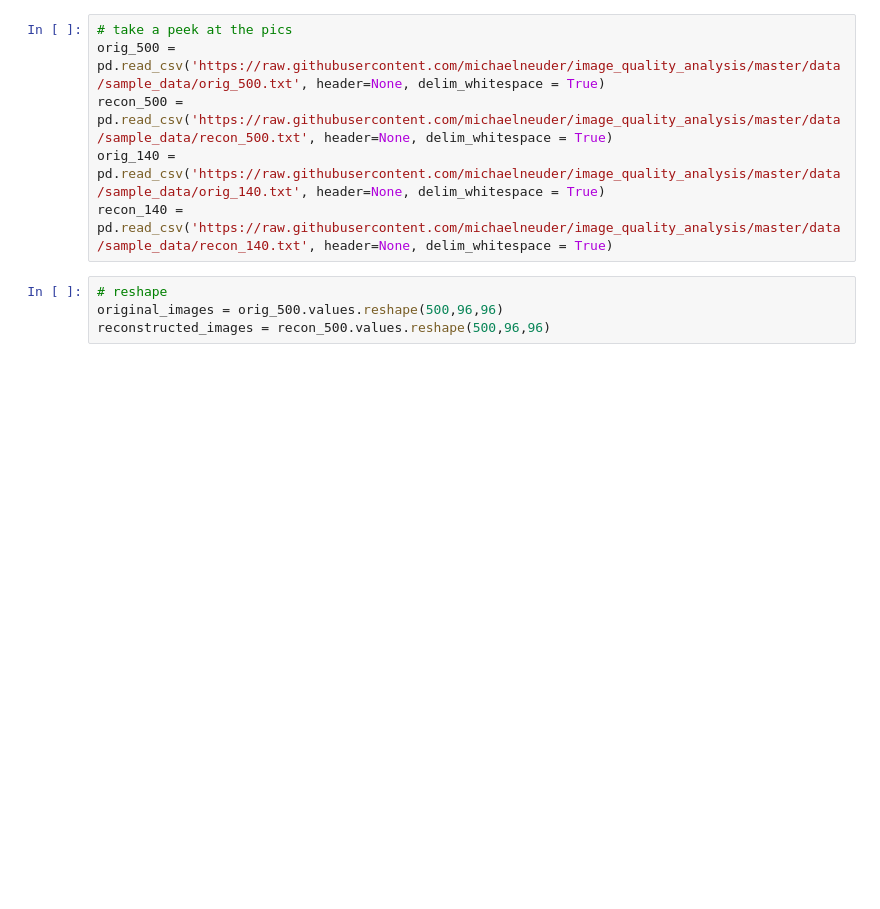
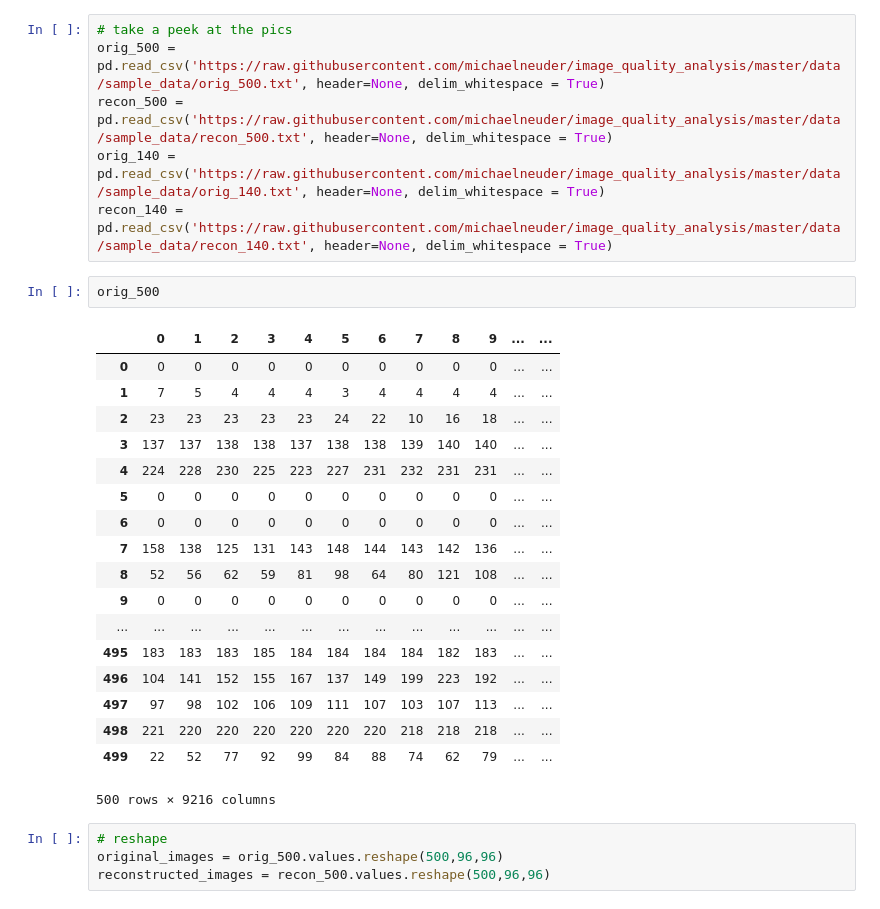
Before and after one commit to michaelneuder/image_quality_analysis, a Jupyter notebook: bin/calculations/SSIM.ipynb, the cells around one changed output. Cells and saved outputs as stored; diff of their text form; blank space fills up the shorter version.

```diff
--- a/bin/calculations/SSIM.ipynb
+++ b/bin/calculations/SSIM.ipynb
@@ -14,6 +14,27 @@ orig_500 = pd.read_csv('https://raw.githubusercontent.com/michaelneuder/image_qu
 recon_500 = pd.read_csv('https://raw.githubusercontent.com/michaelneuder/image_quality_analysis/master/data/sample_data/recon_500.txt', header=None, delim_whitespace = True)
 orig_140 = pd.read_csv('https://raw.githubusercontent.com/michaelneuder/image_quality_analysis/master/data/sample_data/orig_140.txt', header=None, delim_whitespace = True)
 recon_140 = pd.read_csv('https://raw.githubusercontent.com/michaelneuder/image_quality_analysis/master/data/sample_data/recon_140.txt', header=None, delim_whitespace = True)
+# %%
+orig_500
+# %% [output]
+|  | 0 | 1 | 2 | 3 | 4 | 5 | 6 | 7 | 8 | 9 | ... | ... |
+| 0 | 0 | 0 | 0 | 0 | 0 | 0 | 0 | 0 | 0 | 0 | ... | ... |
+| 1 | 7 | 5 | 4 | 4 | 4 | 3 | 4 | 4 | 4 | 4 | ... | ... |
+| 2 | 23 | 23 | 23 | 23 | 23 | 24 | 22 | 10 | 16 | 18 | ... | ... |
+| 3 | 137 | 137 | 138 | 138 | 137 | 138 | 138 | 139 | 140 | 140 | ... | ... |
+| 4 | 224 | 228 | 230 | 225 | 223 | 227 | 231 | 232 | 231 | 231 | ... | ... |
+| 5 | 0 | 0 | 0 | 0 | 0 | 0 | 0 | 0 | 0 | 0 | ... | ... |
+| 6 | 0 | 0 | 0 | 0 | 0 | 0 | 0 | 0 | 0 | 0 | ... | ... |
+| 7 | 158 | 138 | 125 | 131 | 143 | 148 | 144 | 143 | 142 | 136 | ... | ... |
+| 8 | 52 | 56 | 62 | 59 | 81 | 98 | 64 | 80 | 121 | 108 | ... | ... |
+| 9 | 0 | 0 | 0 | 0 | 0 | 0 | 0 | 0 | 0 | 0 | ... | ... |
+| ... | ... | ... | ... | ... | ... | ... | ... | ... | ... | ... | ... | ... |
+| 495 | 183 | 183 | 183 | 185 | 184 | 184 | 184 | 184 | 182 | 183 | ... | ... |
+| 496 | 104 | 141 | 152 | 155 | 167 | 137 | 149 | 199 | 223 | 192 | ... | ... |
+| 497 | 97 | 98 | 102 | 106 | 109 | 111 | 107 | 103 | 107 | 113 | ... | ... |
+| 498 | 221 | 220 | 220 | 220 | 220 | 220 | 220 | 218 | 218 | 218 | ... | ... |
+| 499 | 22 | 52 | 77 | 92 | 99 | 84 | 88 | 74 | 62 | 79 | ... | ... |
+500 rows × 9216 columns
 # %%
 # reshape
 original_images = orig_500.values.reshape(500,96,96)
```
Also changed, not shown: 3 other files.
